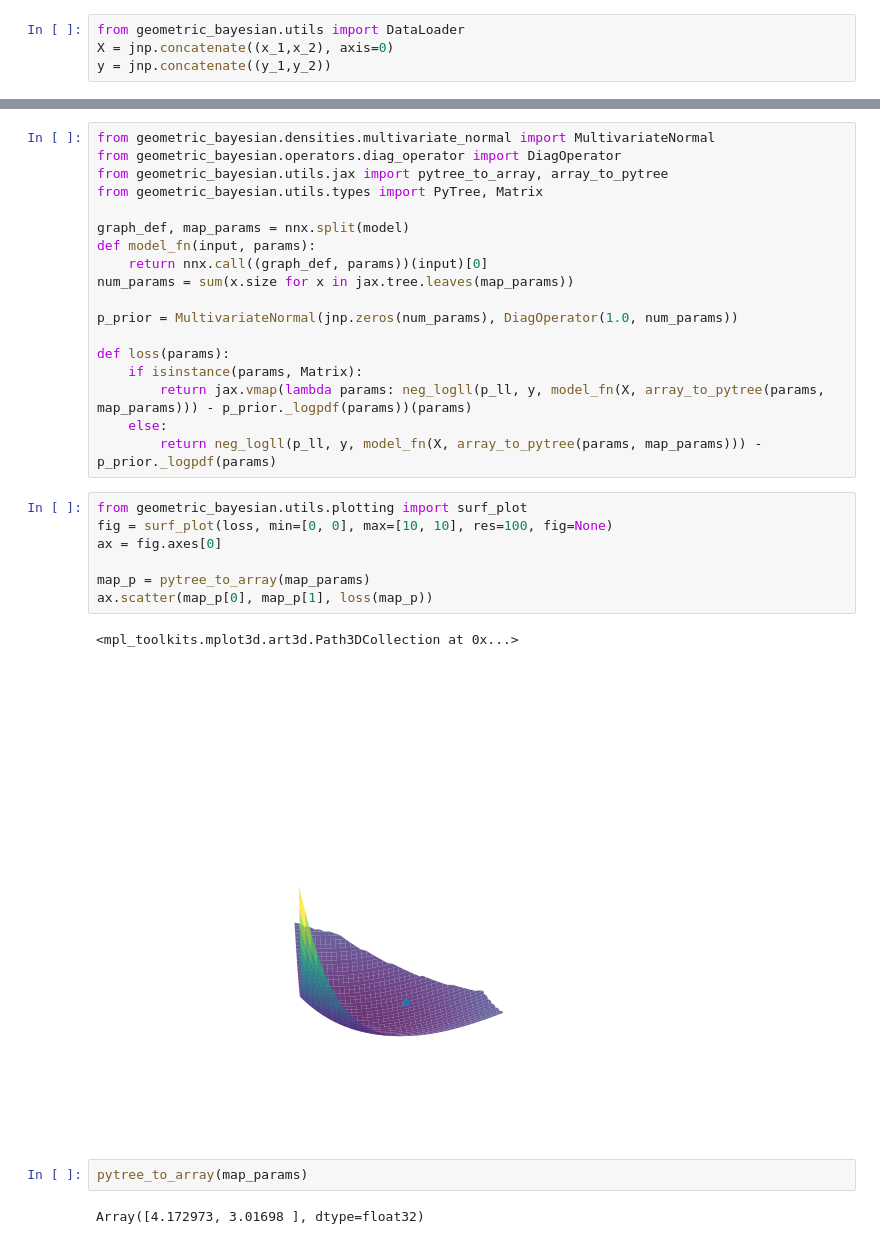
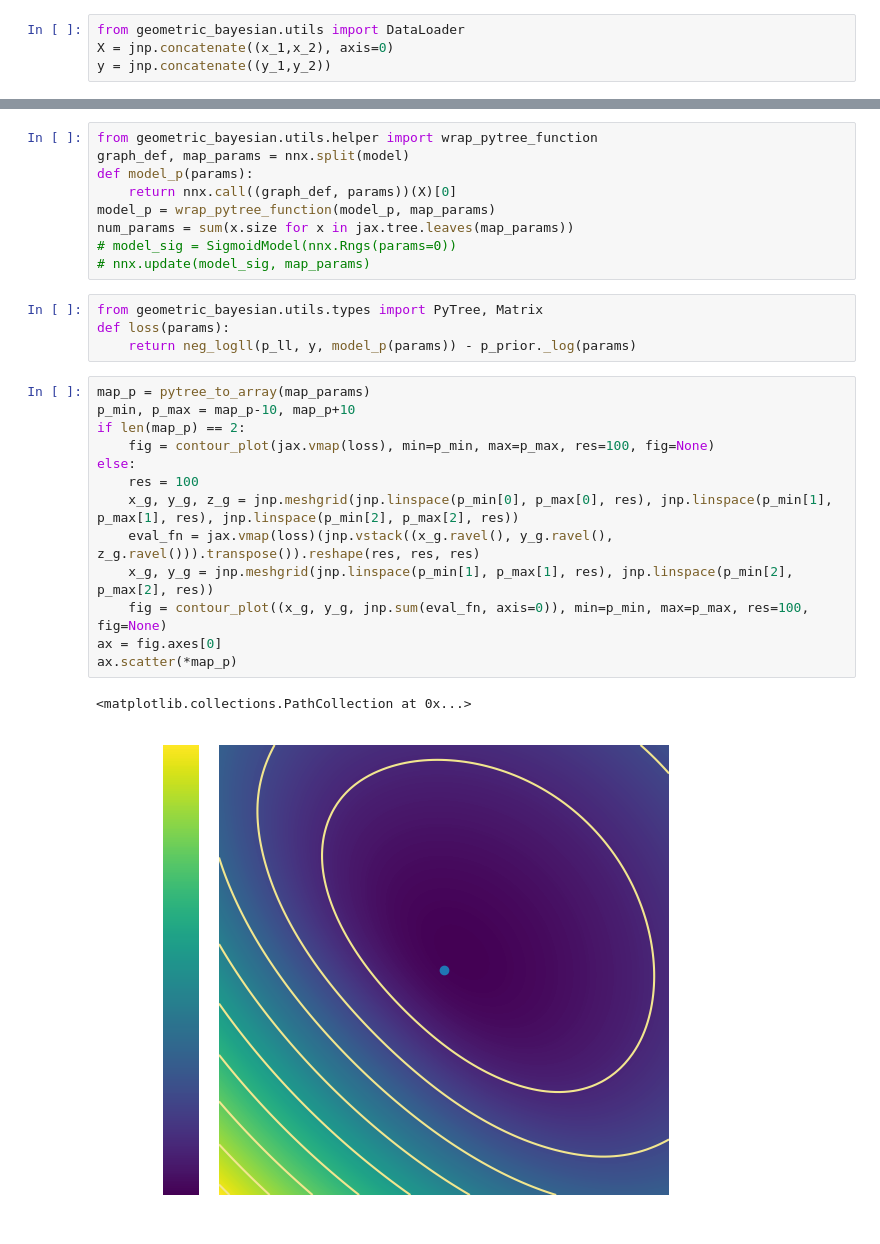
Before and after one commit to nash169/geometric-bayesian, a Jupyter notebook: examples/classification.ipynb, the cells around one changed output, grey strips where cells are left out. Cells and saved outputs as stored; diff of their text form.

```diff
--- a/examples/classification.ipynb
+++ b/examples/classification.ipynb
@@ -126,32 +114,29 @@ def neg_logll_hvp(p, y, primals, tangents):
+# %%
+from geometric_bayesian.utils.helper import wrap_pytree_function
+graph_def, map_params = nnx.split(model)
+def model_p(params):
+    return nnx.call((graph_def, params))(X)[0]
+model_p = wrap_pytree_function(model_p, map_params)
+num_params = sum(x.size for x in jax.tree.leaves(map_params))
+# model_sig = SigmoidModel(nnx.Rngs(params=0))
+# nnx.update(model_sig, map_params)
 # %%
-from geometric_bayesian.densities.multivariate_normal import MultivariateNormal
-from geometric_bayesian.operators.diag_operator import DiagOperator
-from geometric_bayesian.utils.jax import pytree_to_array, array_to_pytree
 from geometric_bayesian.utils.types import PyTree, Matrix
-
-graph_def, map_params = nnx.split(model)
-def model_fn(input, params):
-    return nnx.call((graph_def, params))(input)[0]
-num_params = sum(x.size for x in jax.tree.leaves(map_params))
-
-p_prior = MultivariateNormal(jnp.zeros(num_params), DiagOperator(1.0, num_params))
-
 def loss(params):
-    if isinstance(params, Matrix):
-        return jax.vmap(lambda params: neg_logll(p_ll, y, model_fn(X, array_to_pytree(params, map_params))) - p_prior._logpdf(params))(params)
-    else:
-        return neg_logll(p_ll, y, model_fn(X, array_to_pytree(params, map_params))) - p_prior._logpdf(params)
+    return neg_logll(p_ll, y, model_p(params)) - p_prior._log(params)
-# %%
-from geometric_bayesian.utils.plotting import surf_plot
-fig = surf_plot(loss, min=[0, 0], max=[10, 10], res=100, fig=None)
-ax = fig.axes[0]
-
-map_p = pytree_to_array(map_params)
-ax.scatter(map_p[0], map_p[1], loss(map_p))
-# %% [output]
-<mpl_toolkits.mplot3d.art3d.Path3DCollection at 0x...>
-[figure, removed]
-# %%
-pytree_to_array(map_params)
-# %% [output]
-Array([4.172973, 3.01698 ], dtype=float32)
+# %%
+map_p = pytree_to_array(map_params)
+p_min, p_max = map_p-10, map_p+10
+if len(map_p) == 2:
+    fig = contour_plot(jax.vmap(loss), min=p_min, max=p_max, res=100, fig=None)
+else:
+    res = 100
+    x_g, y_g, z_g = jnp.meshgrid(jnp.linspace(p_min[0], p_max[0], res), jnp.linspace(p_min[1], p_max[1], res), jnp.linspace(p_min[2], p_max[2], res))
+    eval_fn = jax.vmap(loss)(jnp.vstack((x_g.ravel(), y_g.ravel(), z_g.ravel())).transpose()).reshape(res, res, res)
+    x_g, y_g = jnp.meshgrid(jnp.linspace(p_min[1], p_max[1], res), jnp.linspace(p_min[2], p_max[2], res))
+    fig = contour_plot((x_g, y_g, jnp.sum(eval_fn, axis=0)), min=p_min, max=p_max, res=100, fig=None)
+ax = fig.axes[0]
+ax.scatter(*map_p)
+# %% [output]
+<matplotlib.collections.PathCollection at 0x...>
+[figure, added]
```
Also changed, not shown: parts of 21 cells of this notebook.
